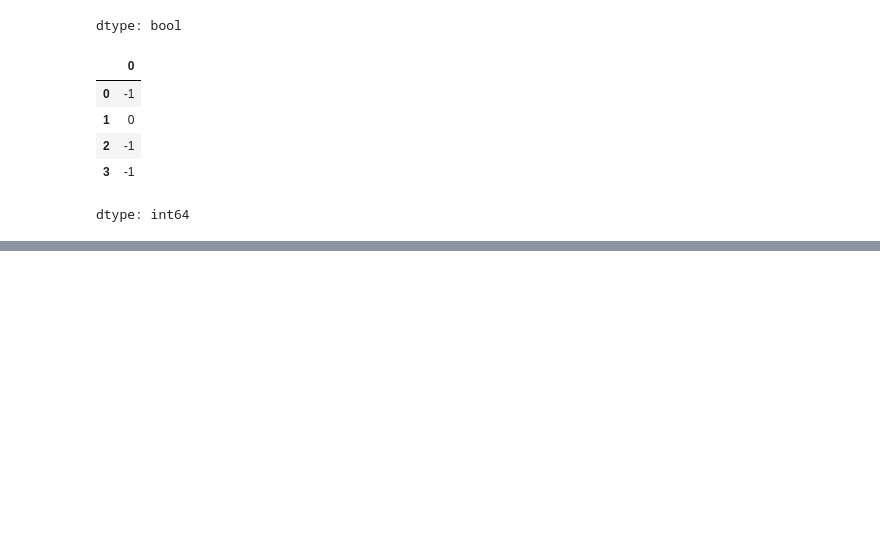
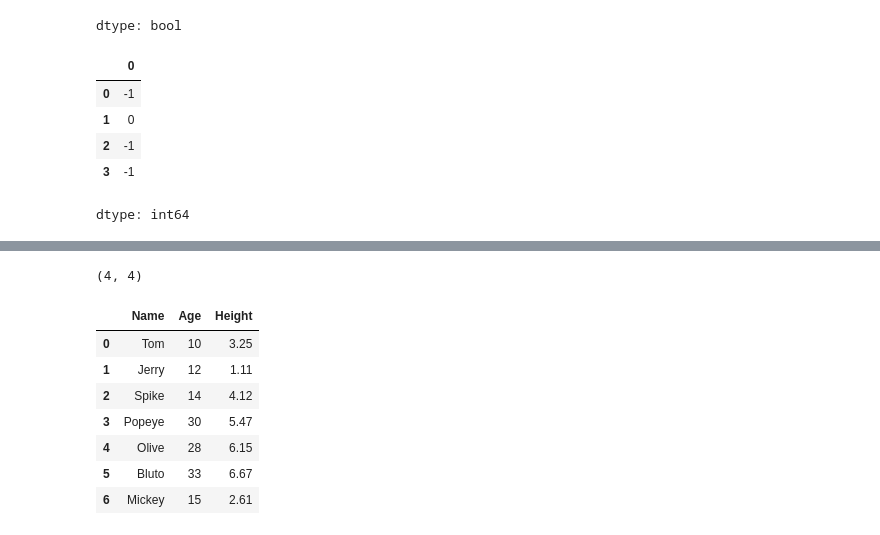
Before and after one commit to Harikaharu/DataScience, a Jupyter notebook: pandas/pandas_1.ipynb, the cells around one changed output, grey strips where cells are left out. Drawn from its saved outputs; the diff is of its cells as text; code cells hidden in the pictures; blank space fills up the shorter version.

```diff
--- a/pandas/pandas_1.ipynb
+++ b/pandas/pandas_1.ipynb
@@ -222,0 +427,19 @@ dtype: int64
+# %%
+df1.shape
+# %% [output]
+(4, 4)
+# %%
+d = { 'Name'  :pd.Series(['Tom','Jerry','Spike','Popeye','Olive','Bluto','Mickey']),
+      'Age'   :pd.Series([10,12,14,30,28,33,15]),
+      'Height':pd.Series([3.25,1.11,4.12,5.47,6.15,6.67,2.61])}
+df2=pd.DataFrame(d)
+df2
+# %% [output]
+|  | Name | Age | Height |
+| 0 | Tom | 10 | 3.25 |
+| 1 | Jerry | 12 | 1.11 |
+| 2 | Spike | 14 | 4.12 |
+| 3 | Popeye | 30 | 5.47 |
+| 4 | Olive | 28 | 6.15 |
+| 5 | Bluto | 33 | 6.67 |
+| 6 | Mickey | 15 | 2.61 |
```
Also changed, not shown: parts of 29 cells of this notebook.
